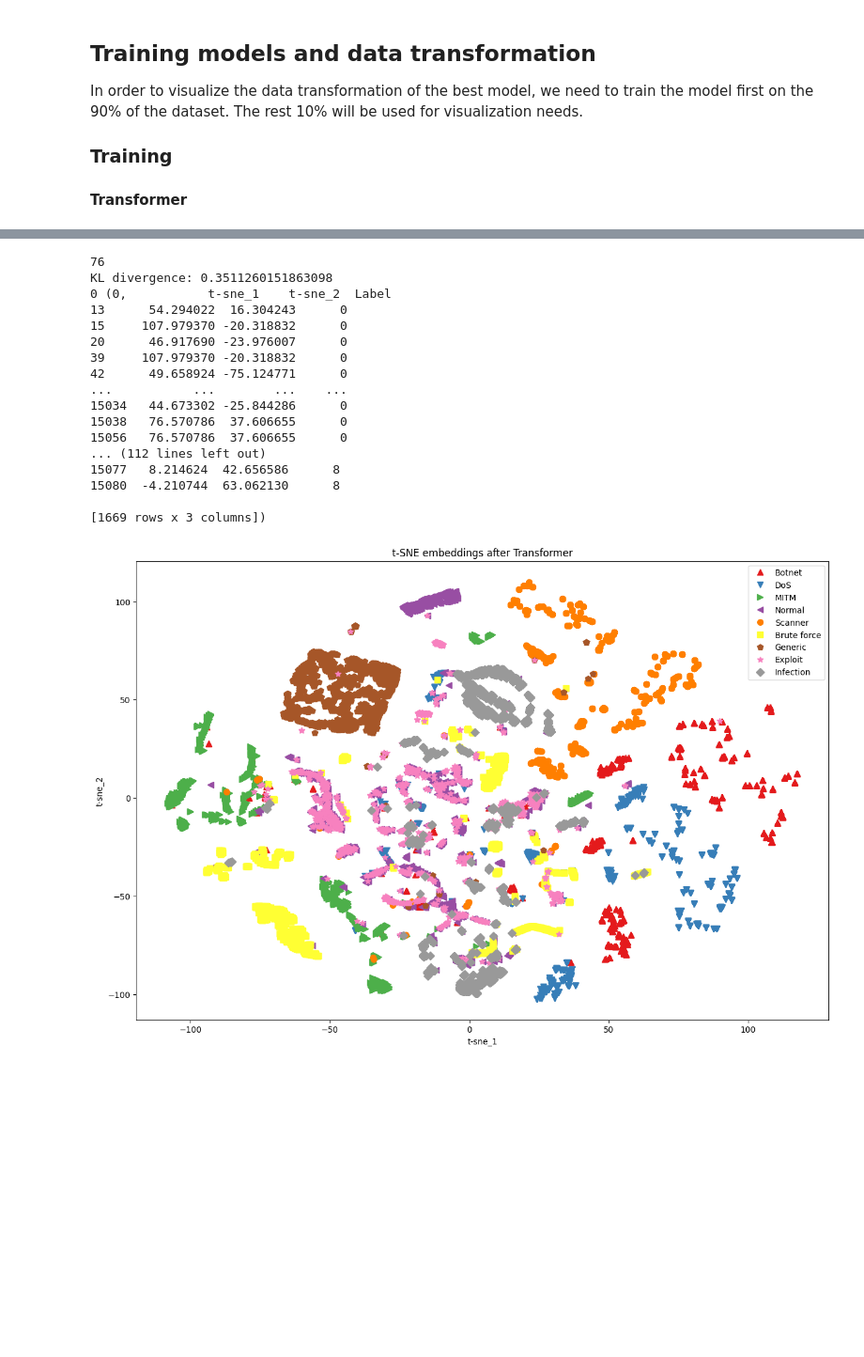
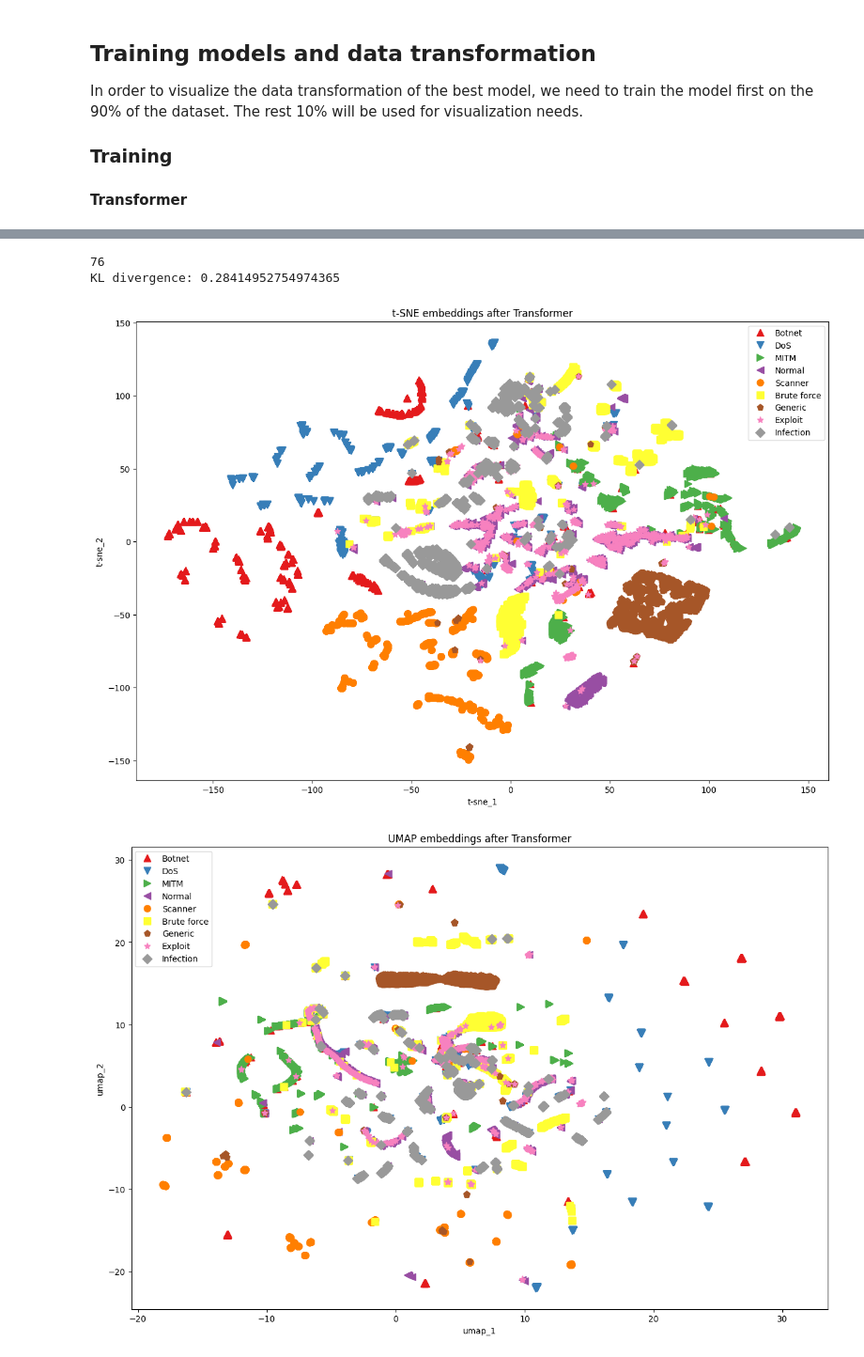
Before and after one commit to thetonk/master-thesis, a Jupyter notebook: notebooks/data_transformations.ipynb, the cells around one changed output, grey strips where cells are left out. Shown at 94% size. Cells and saved outputs as stored; diff of their text form; code cells hidden in the pictures; blank space fills up the shorter version.

Commit message:
notebook: add unified removed features cases and LSTM training
Other changes:
- Add UMAP plots on notebook
Upload t-SNE and UMAP embedding plots on a related folder under

```diff
--- a/notebooks/data_transformations.ipynb
+++ b/notebooks/data_transformations.ipynb
@@ -114,7 +122,8 @@ learning_removed_rate = config.pop("lr")
 batch_removed_size = config.pop("batch_size")
 transformer_removed_hyperparameters = config
 enc_embed_dim_removed = config["enc_embedding_dim"]
-transformer_removed_model = MyTransformerModel(dataset_transformer_removed.tensors[0].shape[1], n_classes, **transformer_removed_hyperparameters)
+transformer_sep_removed_model = MyTransformerModel(dataset_transformer_removed.tensors[0].shape[1], n_classes, **transformer_removed_hyperparameters)
+transformer_uni_removed_model = MyTransformerModel(dataset_unified_removed.tensors[0].shape[1], n_classes, **transformer_removed_hyperparameters)
 
 # training transformer with all network specific features included
 train_data, test_data = random_split(dataset, [0.9, 0.1])
@@ -143,10 +152,10 @@ Training took 408 seconds.
 # %%
-# training transformer with removed network specific features
-train_removed_data, test_removed_data = random_split(dataset_transformer_removed, [0.9, 0.1])
-train_loader = DataLoader(train_removed_data, batch_removed_size, shuffle=True, pin_memory=True, persistent_workers=True, num_workers=8)
+# training transformer with separate removed network specific features
+train_sep_removed_data, test_sep_removed_data = random_split(dataset_transformer_removed, [0.9, 0.1])
+train_loader = DataLoader(train_sep_removed_data, batch_removed_size, shuffle=True, pin_memory=True, persistent_workers=True, num_workers=8)
 train_metric = MulticlassAccuracy(average="macro", num_classes=n_classes, device=DEVICE)
-transformer_removed_model.to(DEVICE)
-ttutils.train_model(transformer_removed_model, transformer_removed_model_file, train_loader, None, metric=train_metric,
+transformer_sep_removed_model.to(DEVICE)
+ttutils.train_model(transformer_sep_removed_model, transformer_sep_removed_model_file, train_loader, None, metric=train_metric,
                     learning_rate=learning_removed_rate, epochs=TRANSFORMER_EPOCHS)
 # %% [output]
 ==================================================
@@ -172,11 +208,10 @@ Training took 44 seconds.
 # %%
-umap_reducer = umap.UMAP(n_components=2, n_neighbors=20, n_jobs=-1, min_dist=0.2)
-tsne_reducer = TSNE(n_components=2, perplexity=30, method="barnes_hut", n_jobs=-1)
+umap_reducer = umap.UMAP(n_components=2, n_neighbors=80, n_jobs=-1, min_dist=0.2)
+tsne_reducer = TSNE(n_components=2, perplexity=70, method="barnes_hut", n_jobs=-1, max_iter=2000)
 
 X_test, y_test = test_data.dataset[test_data.indices][0], test_data.dataset[test_data.indices][1]
 embedding = tsne_reducer.fit_transform(X_test)
 print("KL divergence:", tsne_reducer.kl_divergence_)
-embedding.shape
 
 def plot_embedding(embedding, y_test, reducer_type="umap", title="plot"):
     import matplotlib as mpl
@@ -190,9 +225,8 @@ def plot_embedding(embedding, y_test, reducer_type="umap", title="plot"):
     ax = fig.add_subplot()
     for i, group in enumerate(groups):
         name, group_data = group
-        print(name, group)
         ax.plot(group_data[f"{reducer_type}_1"], group_data[f"{reducer_type}_2"], marker=markers[i],
-                color=colors[i], linestyle='', label=category_map[name], markersize=7)
+                color=colors[i], linestyle='', label=category_map[name], markersize=8)
     ax.legend()
     ax.set_xlabel(f"{reducer_type}_1")
     ax.set_ylabel(f"{reducer_type}_2")
@@ -200,4 +234,6 @@ def plot_embedding(embedding, y_test, reducer_type="umap", title="plot"):
     plt.show()
 
 plot_embedding(embedding, y_test, "t-sne", "t-SNE embeddings before Transformer")
+embedding = umap_reducer.fit_transform(X_test)
+plot_embedding(embedding, y_test, "umap", "UMAP embeddings before Transformer")
 # %% [output]
@@ -264,8 +275,11 @@ KL divergence: 0.5924513339996338
 # %%
-tsne_reducer = TSNE(n_components=2, perplexity=30, method="barnes_hut", n_jobs=-1)
-X_test, y_test = test_removed_data.dataset[test_removed_data.indices][0], test_removed_data.dataset[test_removed_data.indices][1]
+tsne_reducer = TSNE(n_components=2, perplexity=30, method="barnes_hut", n_jobs=-1, max_iter=2000)
+X_test, y_test = test_sep_removed_data.dataset[test_sep_removed_data.indices][0], test_sep_removed_data.dataset[test_sep_removed_data.indices][1]
 embedding = tsne_reducer.fit_transform(X_test)
 print("KL divergence:", tsne_reducer.kl_divergence_)
 embedding.shape
 plot_embedding(embedding, y_test, "t-sne", "t-SNE embeddings before Transformer")
+umap_reducer = umap.UMAP(n_components=2, n_neighbors=25, n_jobs=-1, min_dist=0.2)
+embedding = umap_reducer.fit_transform(X_test)
+plot_embedding(embedding, y_test, "umap", "UMAP embeddings before Transformer")
 # %% [output]
@@ -290,40 +289,30 @@ KL divergence: -0.34924864768981934
 # %%
-tsne_reducer = TSNE(n_components=2, perplexity=40, method="barnes_hut", n_jobs=-1)
+tsne_reducer = TSNE(n_components=2, perplexity=40, method="barnes_hut", n_jobs=-1, max_iter=2000)
 transformer_model = MyTransformerModel(X_test.shape[1], n_classes, **transformer_removed_hyperparameters).to(DEVICE)
-transformer_model.load_state_dict(torch.load(transformer_removed_model_file, weights_only=True))
+transformer_model.load_state_dict(torch.load(transformer_sep_removed_model_file, weights_only=True))
 transformer_model.eval()
 transformer_output = torch.empty((X_test.shape[0], 128), dtype=torch.float32).to(DEVICE)
-dataloader = DataLoader(test_removed_data, batch_size=batch_removed_size, pin_memory=True, num_workers=8, shuffle=False)
+dataloader = DataLoader(test_sep_removed_data, batch_size=batch_removed_size, pin_memory=True, num_workers=8, shuffle=False)
 offset = 0
 print(X_test.shape[1])
 with torch.inference_mode():
     for data, label in dataloader:
         n = data.shape[0]
         data = data.to(DEVICE)
         transformer_output[offset:offset+n] = transformer_model.transformer_layers(data)
         offset += n
 assert offset == transformer_output.shape[0]
 
 transformer_output = transformer_output.to("cpu")
 embedding = tsne_reducer.fit_transform(transformer_output)
 print("KL divergence:", tsne_reducer.kl_divergence_)
 plot_embedding(embedding, y_test, "t-sne", "t-SNE embeddings after Transformer")
+
+umap_reducer = umap.UMAP(n_components=2, n_neighbors=30, n_jobs=-1, min_dist=0.1)
+embedding = umap_reducer.fit_transform(X_test)
+plot_embedding(embedding, y_test, "umap", "UMAP embeddings after Transformer")
 # %% [output]
 76
-KL divergence: 0.3511260151863098
-0 (0,           t-sne_1    t-sne_2  Label
-13      54.294022  16.304243      0
-15     107.979370 -20.318832      0
-20      46.917690 -23.976007      0
-39     107.979370 -20.318832      0
-42      49.658924 -75.124771      0
-...           ...        ...    ...
-15034   44.673302 -25.844286      0
-15038   76.570786  37.606655      0
-15056   76.570786  37.606655      0
-... (112 lines left out)
-15077   8.214624  42.656586      8
-15080  -4.210744  63.062130      8
-
-[1669 rows x 3 columns])
+KL divergence: 0.28414952754974365
-[figure, old version]
+[figure, new version]
+[figure, added]
```
Also changed, not shown: parts of 15 cells of this notebook, 12 other files.
